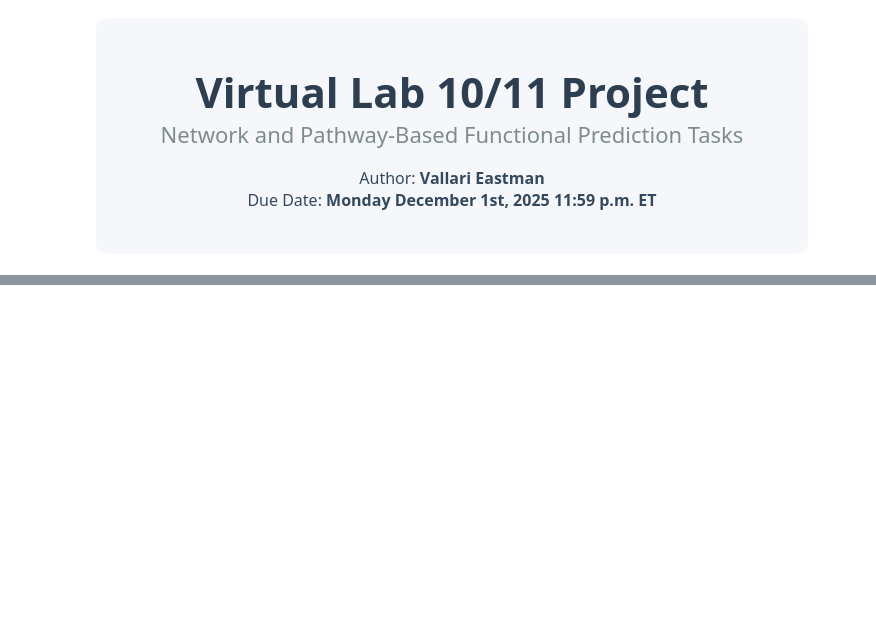
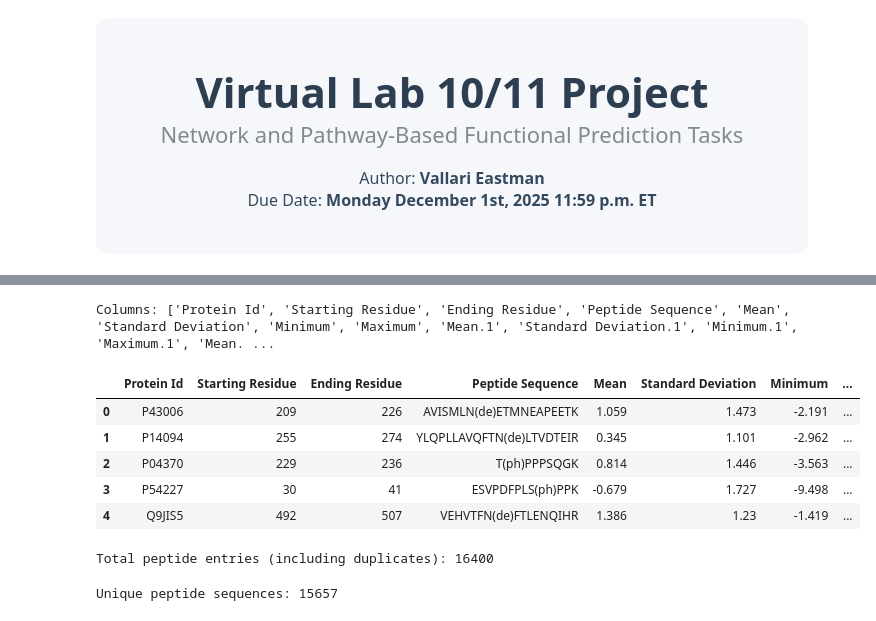
Before and after one commit to vallarieastman/Protein-Bioinformatics, a Jupyter notebook: VL10_Pathway-Based-Prediction/VL10_Pathway-Based-Prediction.ipynb, the cells around one changed output, grey strips where cells are left out. Cells and saved outputs as stored; diff of their text form; code cells hidden in the pictures; blank space fills up the shorter version.

```diff
--- a/VL10_Pathway-Based-Prediction/VL10_Pathway-Based-Prediction.ipynb
+++ b/VL10_Pathway-Based-Prediction/VL10_Pathway-Based-Prediction.ipynb
@@ -50,0 +78,48 @@
+# %%
+# Load the dataset
+
+import pandas as pd
+
+df1 = pd.read_excel("Peptide Sequences.xlsx", skiprows=5)
+
+# Clean up column names: remove leading/trailing spaces and line breaks
+#df1.columns = df.columns.str.strip()
+df1.columns = df1.columns.str.strip().str.replace('\n', ' ', regex=True)
+
+# drop all "Unnamed" columns
+df1 = df1.loc[:, ~df1.columns.str.contains("Unnamed")]
+
+# Inspect columns to see what information the file has
+print("Columns:", df1.columns.tolist())
+df1.head()
+# %% [output]
+Columns: ['Protein Id', 'Starting Residue', 'Ending Residue', 'Peptide Sequence', 'Mean', 'Standard Deviation', 'Minimum', 'Maximum', 'Mean.1', 'Standard Deviation.1', 'Minimum.1', 'Maximum.1', 'Mean. ...
+|  | Protein Id | Starting Residue | Ending Residue | Peptide Sequence | Mean | Standard Deviation | Minimum | ... |
+| 0 | P43006 | 209 | 226 | AVISMLN(de)ETMNEAPEETK | 1.059 | 1.473 | -2.191 | ... |
+| 1 | P14094 | 255 | 274 | YLQPLLAVQFTN(de)LTVDTEIR | 0.345 | 1.101 | -2.962 | ... |
+| 2 | P04370 | 229 | 236 | T(ph)PPPSQGK | 0.814 | 1.446 | -3.563 | ... |
+| 3 | P54227 | 30 | 41 | ESVPDFPLS(ph)PPK | -0.679 | 1.727 | -9.498 | ... |
+| 4 | Q9JIS5 | 492 | 507 | VEHVTFN(de)FTLENQIHR | 1.386 | 1.23 | -1.419 | ... |
+# %%
+# Extract peptide sequences
+
+# Replace column name if your file uses something slightly different
+peptide_col = "Peptide Sequence"
+
+peptides = df1[peptide_col]
+print("Total peptide entries (including duplicates):", peptides.shape[0])
+# %% [output]
+Total peptide entries (including duplicates): 16400
+# %%
+#Remove duplicates & Count total peptide sequences
+
+# Step 1: Extract the peptide sequence column
+peptides = df1["Peptide Sequence"]
+
+# Step 2: Remove duplicates
+unique_peptides = peptides.drop_duplicates().reset_index(drop=True)
+
+# Step 3: Print count
+print("Unique peptide sequences:", unique_peptides.shape[0])
+# %% [output]
+Unique peptide sequences: 15657
```
Also changed, not shown: parts of 36 cells of this notebook, 3 other files.
